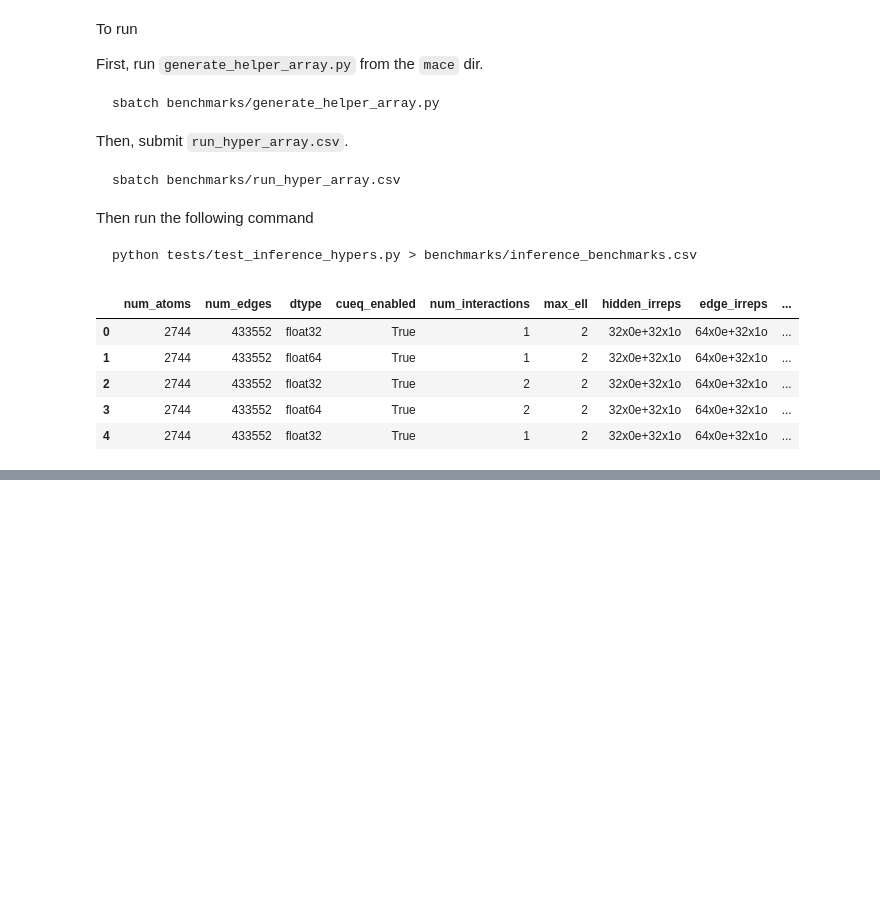
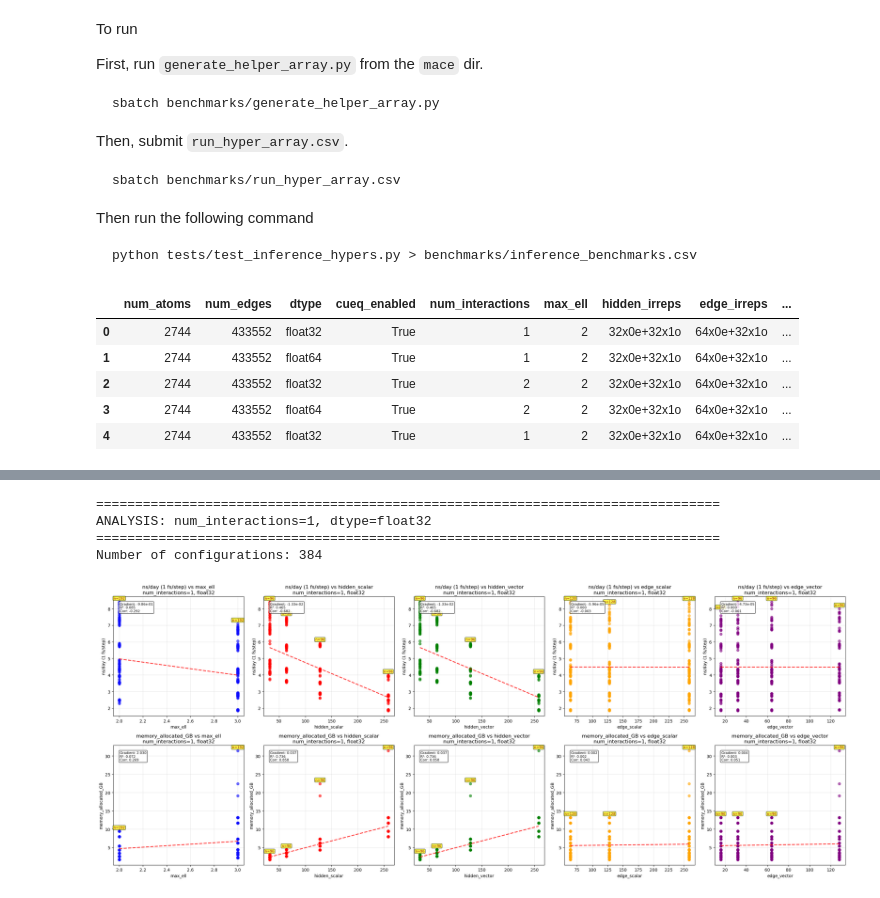
Before and after one commit to ThomasWarford/mace, a Jupyter notebook: benchmarks/analysis.ipynb, the cells around one changed output, grey strips where cells are left out. Cells and saved outputs as stored; diff of their text form; code cells hidden in the pictures; blank space fills up the shorter version.

Commit message:
hyper analysis

```diff
--- a/benchmarks/analysis.ipynb
+++ b/benchmarks/analysis.ipynb
@@ -33,6 +36,9 @@ df.head()
 | 4 | 2744 | 433552 | float32 | True | 1 | 2 | 32x0e+32x1o | 64x0e+32x1o | ... |
 # %%
 from e3nn import o3
+from sklearn.metrics import r2_score
+from sklearn.linear_model import LinearRegression
+import matplotlib.pyplot as plt
 
 def string_to_scalar_vector(s):
     irreps = o3.Irreps(s)
@@ -43,4 +49,8 @@ df[['edge_scalar', 'edge_vector']] = df['edge_irreps'].apply(string_to_scalar_ve
 
 df.drop(['hidden_irreps', 'edge_irreps'], axis=1, inplace=True)
 
+df['memory_allocated_GB'] = df['max_memory_allocated'] / (1024**3)
+
+key_performance_metric = "ns/day (1 fs/step)"
+
 df.head()
@@ -46,0 +197,22 @@ df.head()
+# %%
+# Analysis for num_interactions == 1, dtype == float32
+print("="*80)
+print("ANALYSIS: num_interactions=1, dtype=float32")
+print("="*80)
+
+df_subset = df[(df['num_interactions'] == 1) & (df['dtype'] == 'float32')]
+print(f"Number of configurations: {len(df_subset)}")
+
+plot_hyperparameter_analysis(
+    df_subset,
+    "num_interactions=1, float32",
+    numerical_hyperparams,
+    key_performance_metric,
+    'memory_allocated_GB'
+)
+# %% [output]
+================================================================================
+ANALYSIS: num_interactions=1, dtype=float32
+================================================================================
+Number of configurations: 384
+[figure, added]
```
Also changed, not shown: parts of 12 cells of this notebook.
